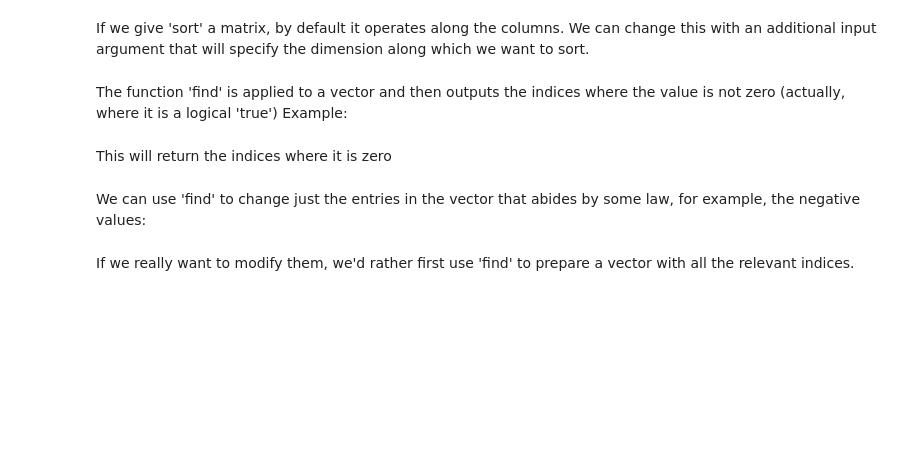
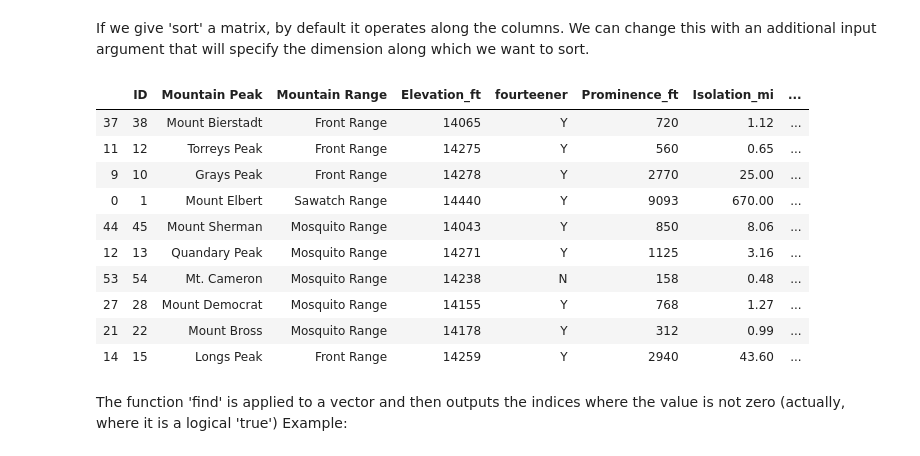
Before and after one commit to nivkeren/computational-methods, a Jupyter notebook: Lesson6.ipynb, the cells around one changed output. Drawn from its saved outputs; the diff is of its cells as text; code cells hidden in the pictures; blank space fills up the shorter version.

```diff
--- a/Lesson6.ipynb
+++ b/Lesson6.ipynb
@@ -235,3 +245,17 @@ sort(A,1)
+# %%
+peaks_df.sort_values(["Traffic High"], ascending=False).head(10)
+# %% [output]
+|  | ID | Mountain Peak | Mountain Range | Elevation_ft | fourteener | Prominence_ft | Isolation_mi | ... |
+| 37 | 38 | Mount Bierstadt | Front Range | 14065 | Y | 720 | 1.12 | ... |
+| 11 | 12 | Torreys Peak | Front Range | 14275 | Y | 560 | 0.65 | ... |
+| 9 | 10 | Grays Peak | Front Range | 14278 | Y | 2770 | 25.00 | ... |
+| 0 | 1 | Mount Elbert | Sawatch Range | 14440 | Y | 9093 | 670.00 | ... |
+| 44 | 45 | Mount Sherman | Mosquito Range | 14043 | Y | 850 | 8.06 | ... |
+| 12 | 13 | Quandary Peak | Mosquito Range | 14271 | Y | 1125 | 3.16 | ... |
+| 53 | 54 | Mt. Cameron | Mosquito Range | 14238 | N | 158 | 0.48 | ... |
+| 27 | 28 | Mount Democrat | Mosquito Range | 14155 | Y | 768 | 1.27 | ... |
+| 21 | 22 | Mount Bross | Mosquito Range | 14178 | Y | 312 | 0.99 | ... |
+| 14 | 15 | Longs Peak | Front Range | 14259 | Y | 2940 | 43.60 | ... |
 # %% [markdown]
 The function 'find' is applied to a vector and then
 outputs the indices where the value is not zero
@@ -243,2 +263,0 @@ find(v)
-# %% [markdown]
-This will return the indices where it is zero
@@ -247,3 +263,0 @@ find(v==0)
-# %% [markdown]
-We can use 'find' to change just the entries in the vector that
-abides by some law, for example, the negative values:
@@ -252,3 +263,0 @@ v(find(v<0))*2
-# %% [markdown]
-If we really want to modify them, we'd rather first use 'find'
-to prepare a vector with all the relevant indices.
```
Also changed, not shown: parts of 16 cells of this notebook, 3 other files.
